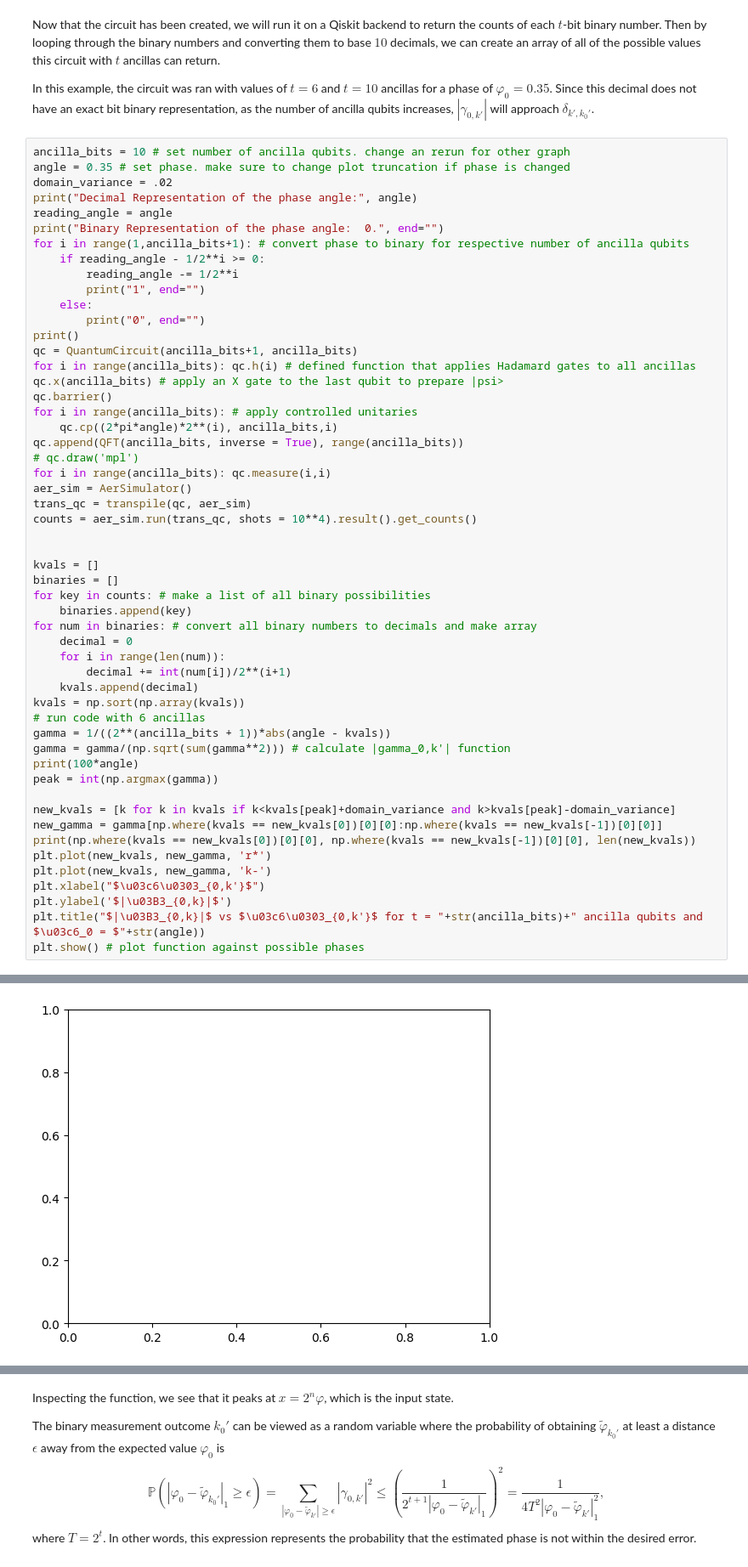
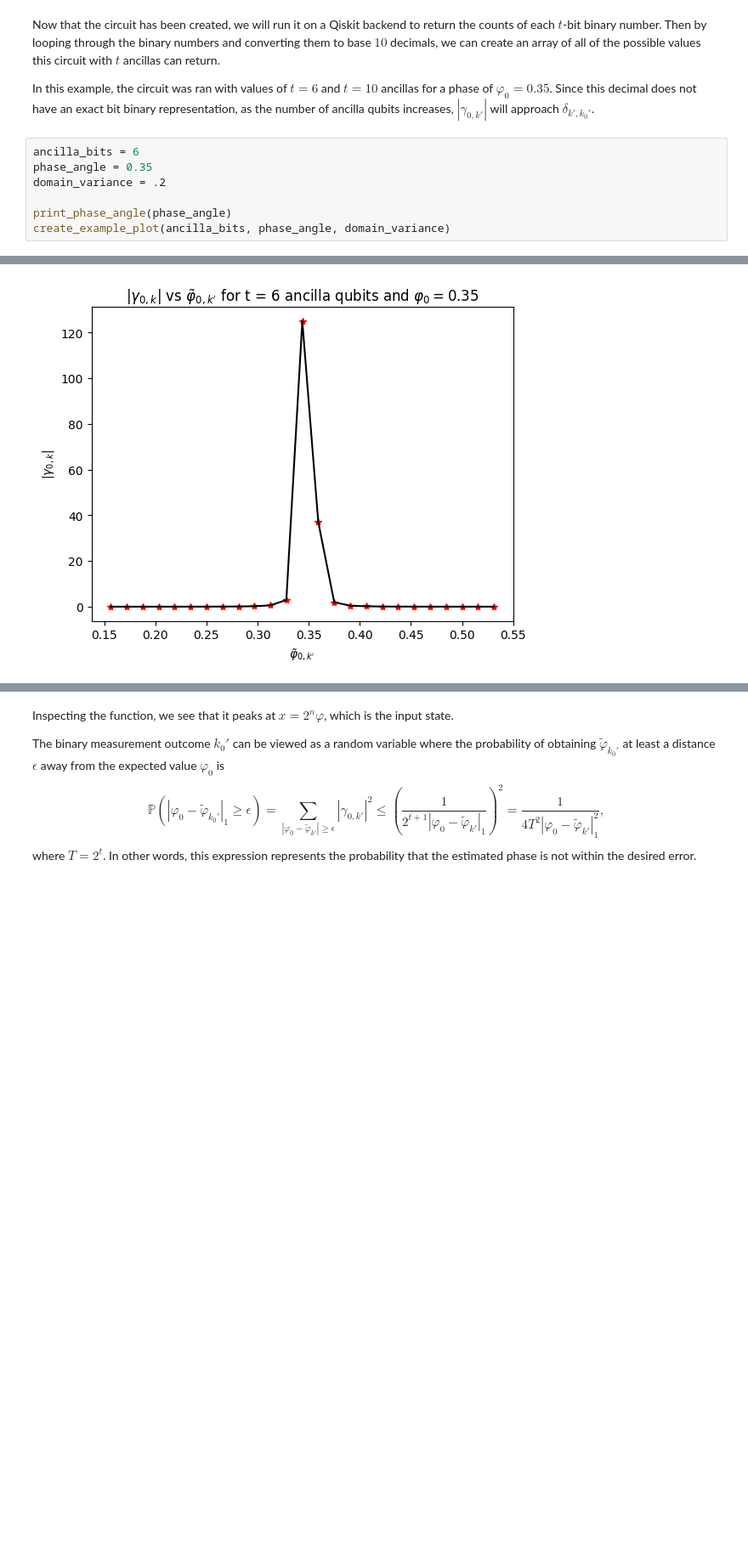
Before and after one commit to Quantum-Linear-Algebra/Intro-to-Quantum-Linear-Algebra, a Jupyter notebook: 5-Quantum_Phase_Estimation.ipynb, the cells around one changed output, grey strips where cells are left out. Shown at 85% size. Drawn from its saved outputs; the diff is of its cells as text; blank space fills up the shorter version.

Commit message:
cleaned example code

```diff
--- a/5-Quantum_Phase_Estimation.ipynb
+++ b/5-Quantum_Phase_Estimation.ipynb
@@ -333,57 +402,11 @@ Now that the circuit has been created, we will run it on a Qiskit backend to ret
 
 In this example, the circuit was ran with values of $t = 6$ and $t = 10$ ancillas for a phase of $\varphi_0 = 0.35$. Since this decimal does not have an exact bit binary representation, as the number of ancilla qubits increases, $|\gamma_{0,k'}|$ will approach $\delta_{k',k_0'}$.
 # %%
-ancilla_bits = 10 # set number of ancilla qubits. change an rerun for other graph
-angle = 0.35 # set phase. make sure to change plot truncation if phase is changed
-domain_variance = .02
-print("Decimal Representation of the phase angle:", angle)
-reading_angle = angle
-print("Binary Representation of the phase angle:  0.", end="")
-for i in range(1,ancilla_bits+1): # convert phase to binary for respective number of ancilla qubits
-    if reading_angle - 1/2**i >= 0:
-        reading_angle -= 1/2**i
-        print("1", end="")
-    else:
-        print("0", end="")
-print()
-qc = QuantumCircuit(ancilla_bits+1, ancilla_bits)
-for i in range(ancilla_bits): qc.h(i) # defined function that applies Hadamard gates to all ancillas
-qc.x(ancilla_bits) # apply an X gate to the last qubit to prepare |psi>
-qc.barrier()
-for i in range(ancilla_bits): # apply controlled unitaries
-    qc.cp((2*pi*angle)*2**(i), ancilla_bits,i)
-qc.append(QFT(ancilla_bits, inverse = True), range(ancilla_bits))
-# qc.draw('mpl')
-for i in range(ancilla_bits): qc.measure(i,i)
-aer_sim = AerSimulator()
-trans_qc = transpile(qc, aer_sim)
-counts = aer_sim.run(trans_qc, shots = 10**4).result().get_counts()
+ancilla_bits = 6
+phase_angle = 0.35
+domain_variance = .2
 
-
-kvals = []
-binaries = []
-for key in counts: # make a list of all binary possibilities
-    binaries.append(key)
-for num in binaries: # convert all binary numbers to decimals and make array
-    decimal = 0
-    for i in range(len(num)):
-        decimal += int(num[i])/2**(i+1)
-    kvals.append(decimal)
-kvals = np.sort(np.array(kvals))
-# run code with 6 ancillas
-gamma = 1/((2**(ancilla_bits + 1))*abs(angle - kvals))
-gamma = gamma/(np.sqrt(sum(gamma**2))) # calculate |gamma_0,k'| function
-print(100*angle)
-peak = int(np.argmax(gamma))
-
-new_kvals = [k for k in kvals if k<kvals[peak]+domain_variance and k>kvals[peak]-domain_variance]
-new_gamma = gamma[np.where(kvals == new_kvals[0])[0][0]:np.where(kvals == new_kvals[-1])[0][0]]
-print(np.where(kvals == new_kvals[0])[0][0], np.where(kvals == new_kvals[-1])[0][0], len(new_kvals))
-plt.plot(new_kvals, new_gamma, 'r*')
-plt.plot(new_kvals, new_gamma, 'k-')
-plt.xlabel("$\u03c6\u0303_{0,k'}$")
-plt.ylabel('$|\u03B3_{0,k}|$')
-plt.title("$|\u03B3_{0,k}|$ vs $\u03c6\u0303_{0,k'}$ for t = "+str(ancilla_bits)+" ancilla qubits and $\u03c6_0 = $"+str(angle))
-plt.show() # plot function against possible phases
+print_phase_angle(phase_angle)
+create_example_plot(ancilla_bits, phase_angle, domain_variance)
 # %% [output]
 Decimal Representation of the phase angle: 0.35
@@ -394 +414 @@ ValueError: x and y must have same first dimension, but have shapes (41,) and (4
-[figure, old version]
+[figure, new version]
```
Also changed, not shown: parts of 5 cells of this notebook.
